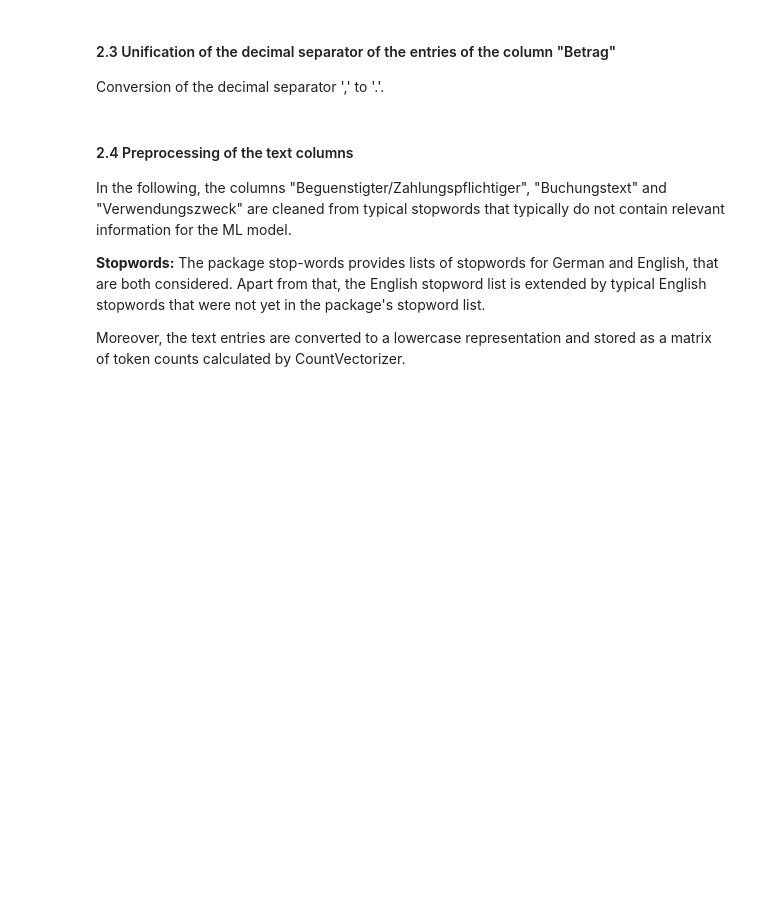
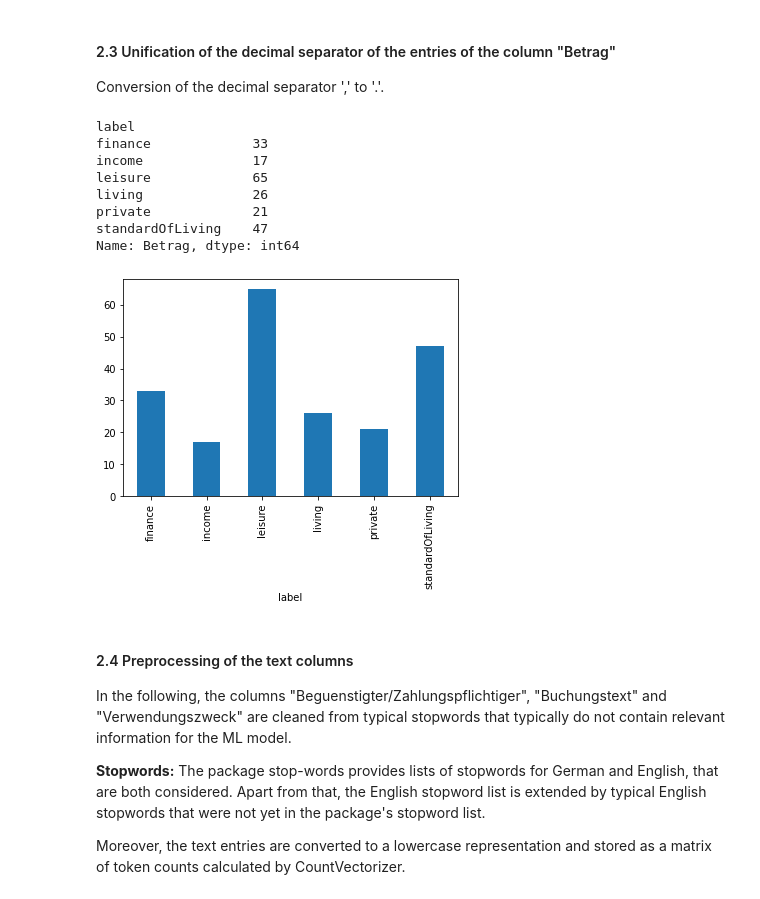
Before and after one commit to defaultUser3214/saki-21-homework, a Jupyter notebook: homework-1/Code/homework-1.ipynb, the cells around one changed output. Saved outputs shown, nothing was run; the diff lists cells and outputs as text; code cells hidden in the pictures; blank space fills up the shorter version.

```diff
--- a/homework-1/Code/homework-1.ipynb
+++ b/homework-1/Code/homework-1.ipynb
@@ -165,6 +165,19 @@ df.groupby(['Buchungstag', 'label'])['label'].count().plot.bar()
 Conversion of the decimal separator ',' to '.'.
 # %%
 df.Betrag = df['Betrag'].apply(lambda x: float(str(x).replace(',','.')))
+# %%
+df.groupby(['label'])['Betrag'].count().plot.bar()
+df.groupby(['label'])['Betrag'].count()
+# %% [output]
+label
+finance             33
+income              17
+leisure             65
+living              26
+private             21
+standardOfLiving    47
+Name: Betrag, dtype: int64
+[figure, added]
 # %% [markdown]
 #### 2.4 Preprocessing of the text columns
 In the following, the columns "Beguenstigter/Zahlungspflichtiger", "Buchungstext" and "Verwendungszweck" are cleaned from typical stopwords that typically do not contain relevant information for the ML model.
```
Also changed, not shown: parts of 10 cells of this notebook.
